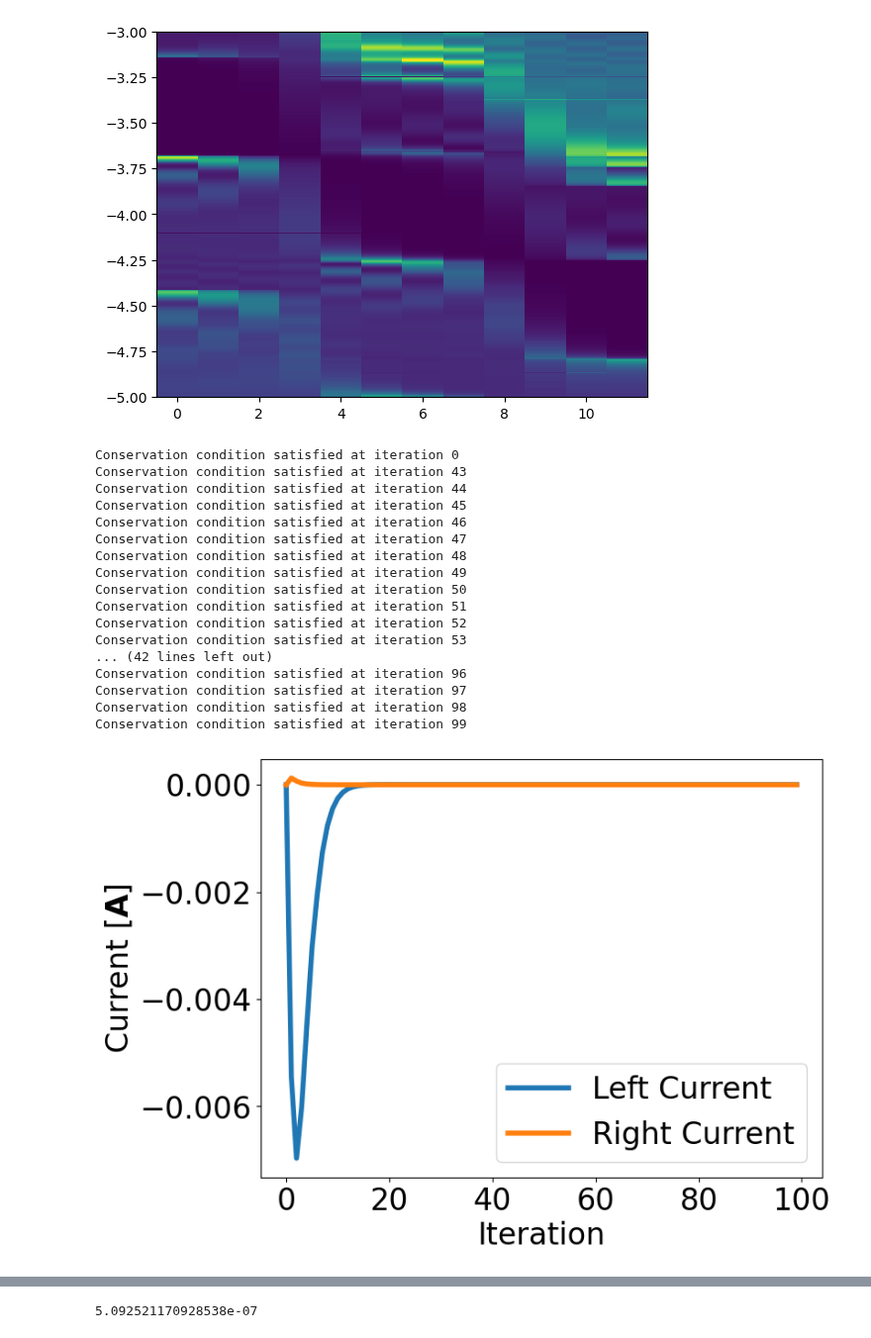
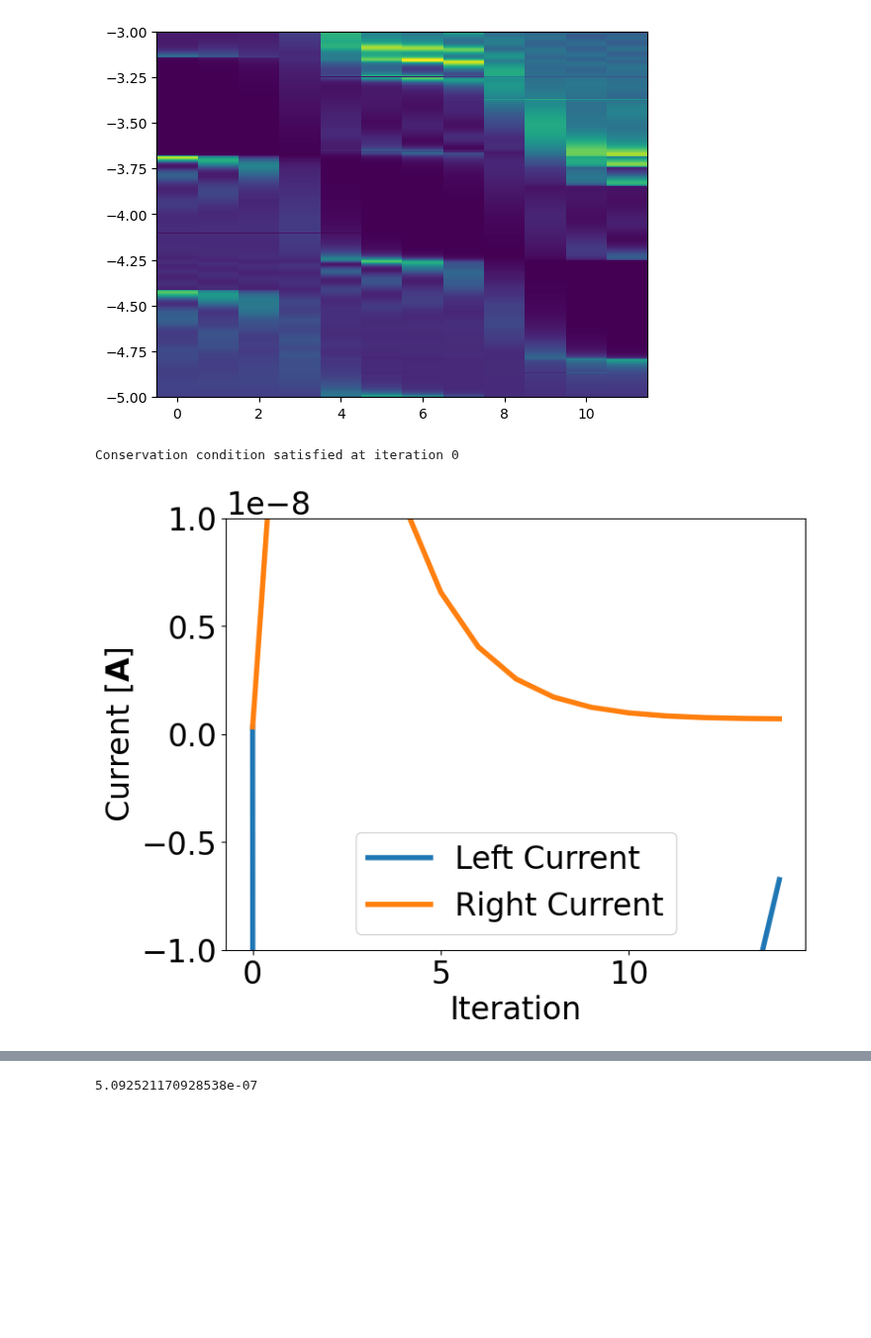
Before and after one commit to Nano-TCAD/QuaTrEx, a Jupyter notebook: quatrex/results/80TFET72/analysis.ipynb, the cells around one changed output, grey strips where cells are left out. Shown at 99% size. Saved outputs shown, nothing was run; the diff lists cells and outputs as text; code cells hidden in the pictures; blank space fills up the shorter version.

```diff
--- a/quatrex/results/80TFET72/analysis.ipynb
+++ b/quatrex/results/80TFET72/analysis.ipynb
@@ -247,56 +247,40 @@ gif.save(frames_ide, 'IDE_0.gif', duration = 3000)
 frames_ide = [plot_idE_gold(199)]
 gif.save(frames_ide, 'IDE_199.gif', duration = 3000)
 # %%
-num_iter = 100
+num_iter = 15
 nblocks = 12
 font = {'weight' : 'normal',
 'size'   : 24}
 matplotlib.rc('font', **font)
 
 ID_L = np.zeros((num_iter)) # left current
 ID_R = np.zeros((num_iter)) # right current
 ID_M = np.zeros((num_iter)) # middle current
 conservation_cond = np.zeros((num_iter))
 E = np.loadtxt('E.dat')
 dE = E[1] - E[0]
 for i in range(num_iter):
     IDE_temp = np.loadtxt('IDE_' + str(i) + '.dat').view(complex)
     ID_L[i] = np.sum(IDE_temp.real, axis = 0)[0] * dE
     ID_R[i] = np.sum(IDE_temp.real, axis = 0)[-2] * dE
     ID_M[i] = np.sum(IDE_temp.real, axis = 0)[nblocks//2] * dE
 
     conservation_cond[i] = (ID_L[i]-ID_R[i])/(ID_R[i])
-    if np.abs(conservation_cond[i]) < 0.05:
+    if np.abs(conservation_cond[i]) < 0.01:
         print('Conservation condition satisfied at iteration', i)
 
 plt.figure(figsize=(8,6))
 plt.plot(np.arange(num_iter), ID_L, label = 'Left Current', linewidth = 4)
 plt.plot(np.arange(num_iter), ID_R, label = 'Right Current', linewidth = 4)
 #plt.plot(np.arange(num_iter), ID_M, label = 'Middle Current')
 plt.xlabel('Iteration')
 plt.ylabel('Current' + ' ' + r'$[\mathbf{A}]$')
 plt.legend()
-#plt.ylim([-2e-10, 2e-10])
+plt.ylim([-1e-8, 1e-8])
 plt.show()
 
 #print("the best converged iteration is ", np.argmin(np.abs(conservation_cond[100:])))
 # %% [output]
 Conservation condition satisfied at iteration 0
-Conservation condition satisfied at iteration 43
-Conservation condition satisfied at iteration 44
-Conservation condition satisfied at iteration 45
-Conservation condition satisfied at iteration 46
-Conservation condition satisfied at iteration 47
-Conservation condition satisfied at iteration 48
-Conservation condition satisfied at iteration 49
-Conservation condition satisfied at iteration 50
-Conservation condition satisfied at iteration 51
-Conservation condition satisfied at iteration 52
-Conservation condition satisfied at iteration 53
-... (42 lines left out)
-Conservation condition satisfied at iteration 96
-Conservation condition satisfied at iteration 97
-Conservation condition satisfied at iteration 98
-Conservation condition satisfied at iteration 99
-[figure, old version]
+[figure, new version]
 # %%
```
Also changed, not shown: parts of 3 cells of this notebook, 2 other files.
